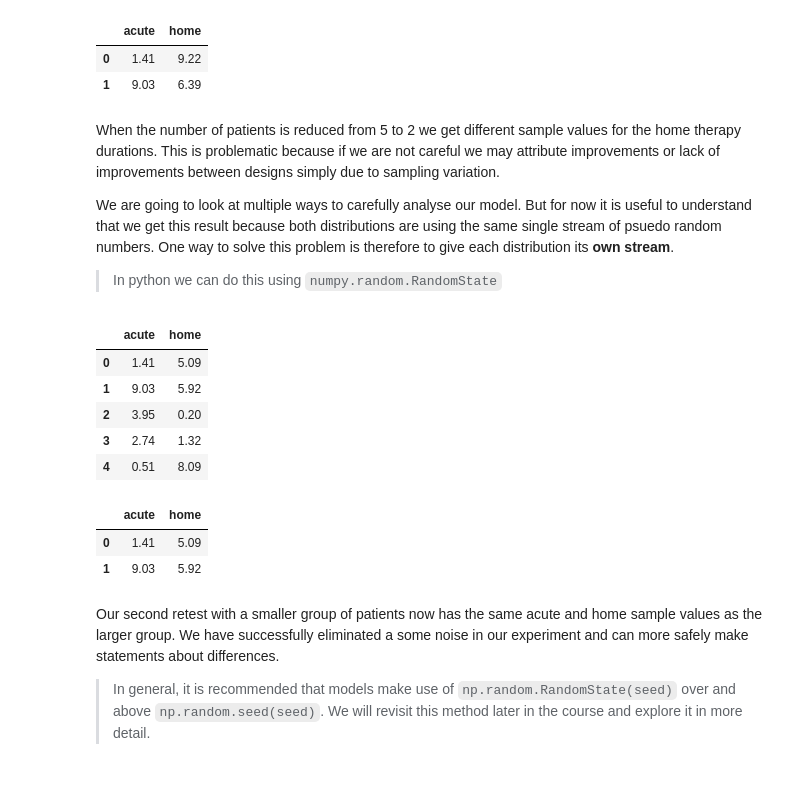
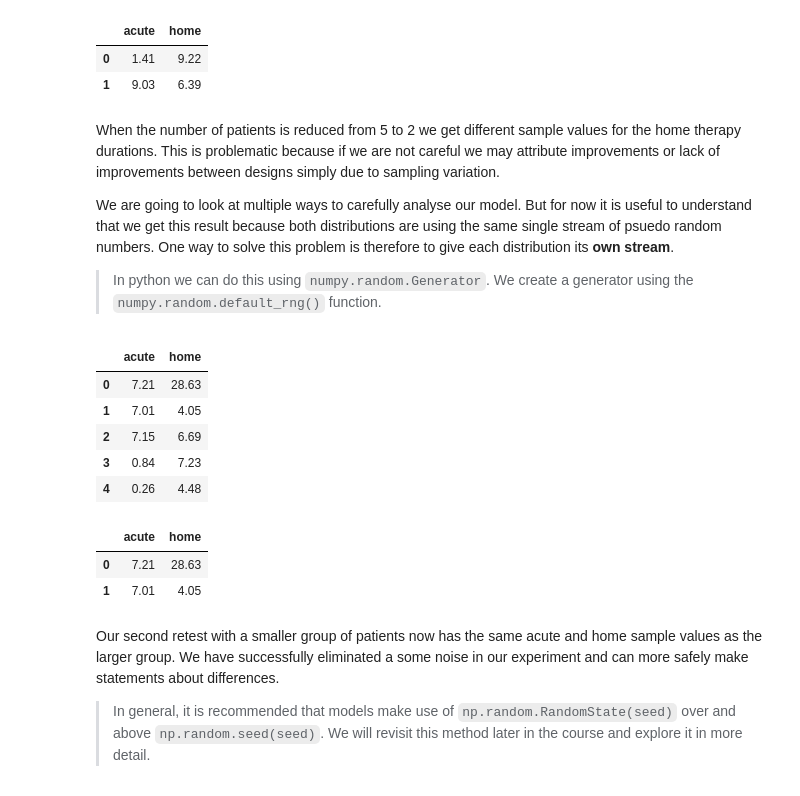
Before and after one commit to health-data-science-OR/stochastic_systems, a Jupyter notebook: labs/simulation/simulation_lab1.ipynb, the cells around one changed output. Cells and saved outputs as stored; diff of their text form; code cells hidden in the pictures.

Commit message:
updated lab 1 with generator sampling and seeds

```diff
--- a/labs/simulation/simulation_lab1.ipynb
+++ b/labs/simulation/simulation_lab1.ipynb
@@ -171,33 +175,33 @@ When the number of patients is reduced from 5 to 2 we get different sample value
 
 We are going to look at multiple ways to carefully analyse our model.  But for now it is useful to understand that we get this result because both distributions are using the same single stream of psuedo random numbers.  One way to solve this problem is therefore to give each distribution its **own stream**.
 
-> In python we can do this using `numpy.random.RandomState`
+> In python we can do this using `numpy.random.Generator`.  We create a generator using the `numpy.random.default_rng()` function.
 # %%
 #first retest - 5 patients included.
 N_PATIENTS = 5
 
-#create two random state objects
-rs_acute = np.random.RandomState(seed=42)
-rs_home = np.random.RandomState(seed=101)
+#create two random generator objects
+rs_acute = np.random.default_rng(seed=42)
+rs_home = np.random.default_rng(seed=101)
 
 sample_acute = rs_acute.exponential(scale=3, size=N_PATIENTS)
 sample_home = rs_home.exponential(scale=7, size=N_PATIENTS)
 
 print_patient_details(sample_acute, sample_home)
 # %% [output]
 |  | acute | home |
-| 0 | 1.41 | 5.09 |
-| 1 | 9.03 | 5.92 |
-| 2 | 3.95 | 0.20 |
-| 3 | 2.74 | 1.32 |
-| 4 | 0.51 | 8.09 |
+| 0 | 7.21 | 28.63 |
+| 1 | 7.01 | 4.05 |
+| 2 | 7.15 | 6.69 |
+| 3 | 0.84 | 7.23 |
+| 4 | 0.26 | 4.48 |
 # %%
 #second retest - 2 patients included.
 N_PATIENTS = 2
 
 #create two random state objects
-rs_acute = np.random.RandomState(seed=42)
-rs_home = np.random.RandomState(seed=101)
+rs_acute = np.random.default_rng(seed=42)
+rs_home = np.random.default_rng(seed=101)
 
 sample_acute = rs_acute.exponential(scale=3, size=N_PATIENTS)
 sample_home = rs_home.exponential(scale=7, size=N_PATIENTS)
@@ -205,8 +209,8 @@ sample_home = rs_home.exponential(scale=7, size=N_PATIENTS)
 print_patient_details(sample_acute, sample_home)
 # %% [output]
 |  | acute | home |
-| 0 | 1.41 | 5.09 |
-| 1 | 9.03 | 5.92 |
+| 0 | 7.21 | 28.63 |
+| 1 | 7.01 | 4.05 |
 # %% [markdown]
 Our second retest with a smaller group of patients now has the same acute and home sample values as the larger group.  We have successfully eliminated a some noise in our experiment and can more safely make statements about differences.
 
```
Also changed, not shown: parts of 31 cells of this notebook, 1 other file.
